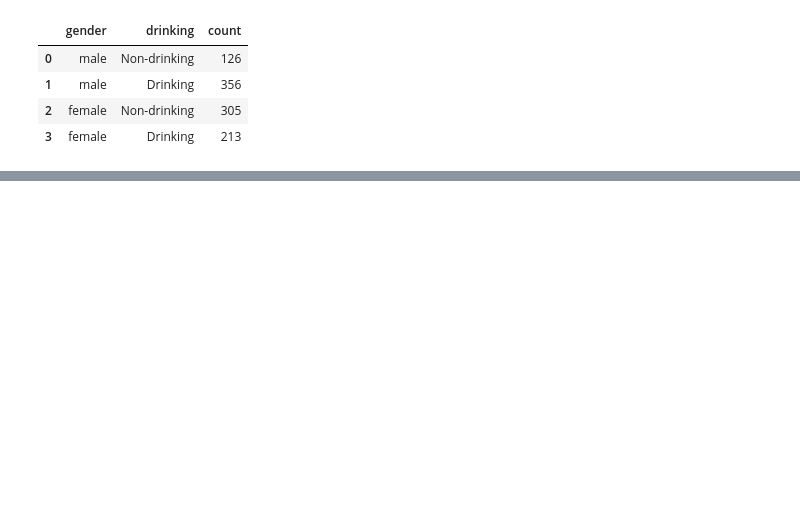
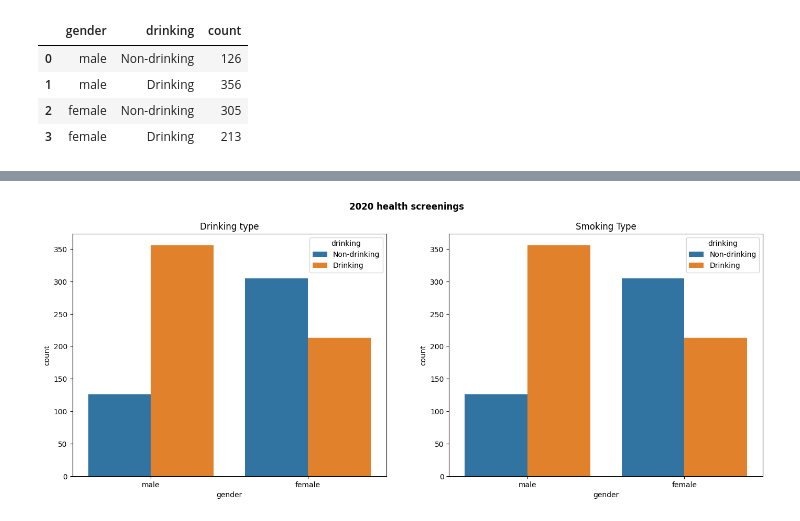
Before and after one commit to IDKNWHORU/ms-ai-school-codespace, a Jupyter notebook: notebook/seaborn_chart.ipynb, the cells around one changed output, grey strips where cells are left out. Saved outputs shown, nothing was run; the diff lists cells and outputs as text; code cells hidden in the pictures; blank space fills up the shorter version.

```diff
--- a/notebook/seaborn_chart.ipynb
+++ b/notebook/seaborn_chart.ipynb
@@ -68,0 +64,16 @@ smoking
+# %%
+fig = plt.figure(figsize=(17,6))
+
+area1 = fig.add_subplot(1,2,1)
+area2 = fig.add_subplot(1,2,2)
+
+ax1 = sns.barplot(data=drinking, x='gender', y='count', hue='drinking', ax=area1)
+ax2 = sns.barplot(data=drinking, x='gender', y='count', hue='drinking', ax=area2)
+
+fig.suptitle('2020 health screenings', fontweight='bold')
+ax1.set_title('Drinking type')
+ax2.set_title('Smoking Type')
+
+plt.show()
+# %% [output]
+[figure, added]
```
Also changed, not shown: parts of 6 cells of this notebook, 7 other files.
